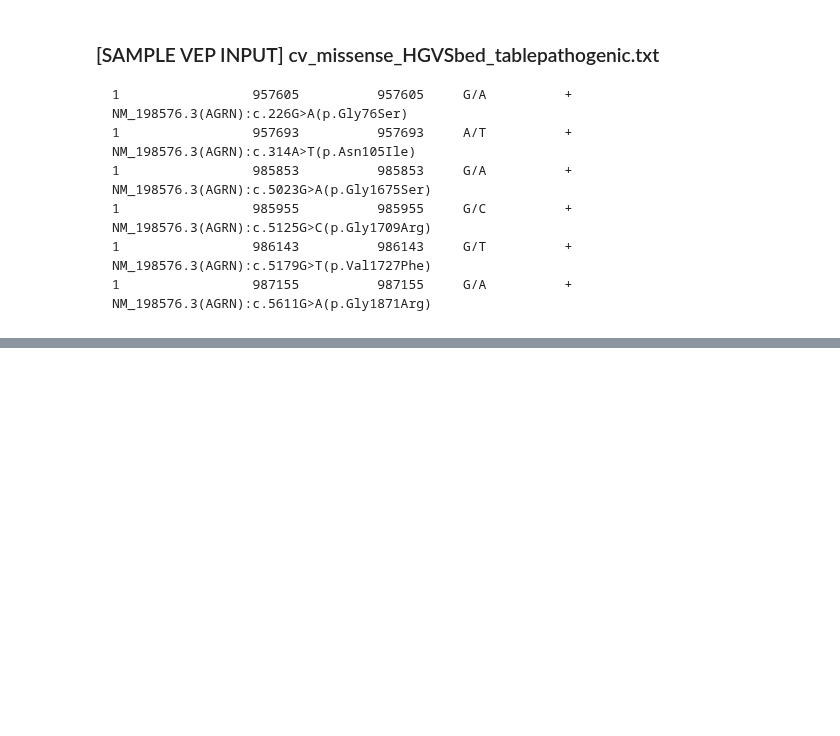
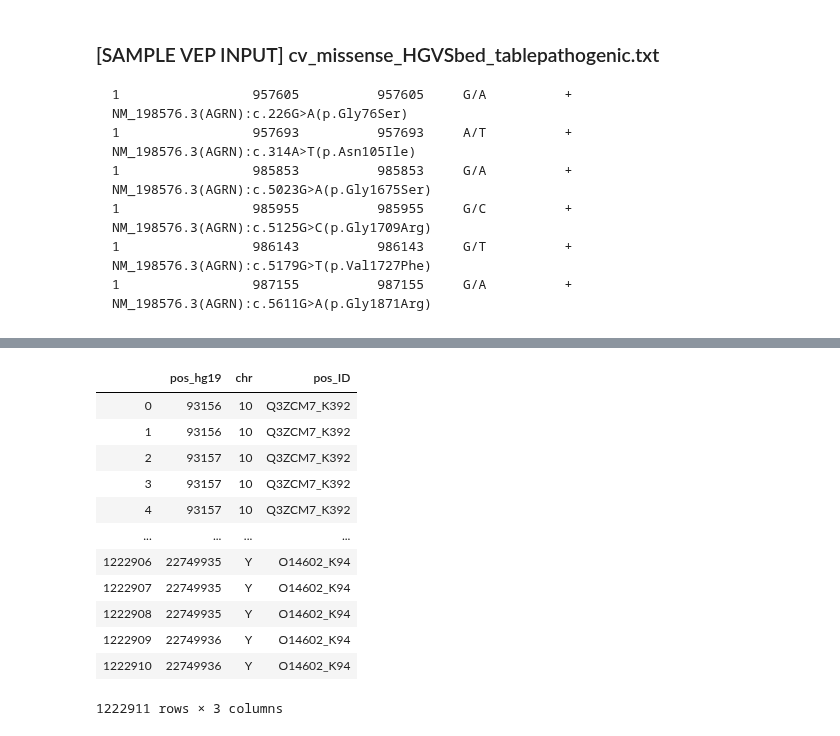
Before and after one commit to Mfpfox/MAPPING, a Jupyter notebook: K19_12_10_Coordinates_score_annotation.ipynb, the cells around one changed output, grey strips where cells are left out. Saved outputs shown, nothing was run; the diff lists cells and outputs as text; code cells hidden in the pictures; blank space fills up the shorter version.

```diff
--- a/K19_12_10_Coordinates_score_annotation.ipynb
+++ b/K19_12_10_Coordinates_score_annotation.ipynb
@@ -1127,0 +1189,16 @@ column -t cv_cleaned_simpleVEP.txt > cv_table.txt
+# %%
+notdethg19
+# %% [output]
+|  | pos_hg19 | chr | pos_ID |
+| 0 | 93156 | 10 | Q3ZCM7_K392 |
+| 1 | 93156 | 10 | Q3ZCM7_K392 |
+| 2 | 93157 | 10 | Q3ZCM7_K392 |
+| 3 | 93157 | 10 | Q3ZCM7_K392 |
+| 4 | 93157 | 10 | Q3ZCM7_K392 |
+| ... | ... | ... | ... |
+| 1222906 | 22749935 | Y | O14602_K94 |
+| 1222907 | 22749935 | Y | O14602_K94 |
+| 1222908 | 22749935 | Y | O14602_K94 |
+| 1222909 | 22749936 | Y | O14602_K94 |
+| 1222910 | 22749936 | Y | O14602_K94 |
+1222911 rows × 3 columns
```
Also changed, not shown: parts of 29 cells of this notebook.
